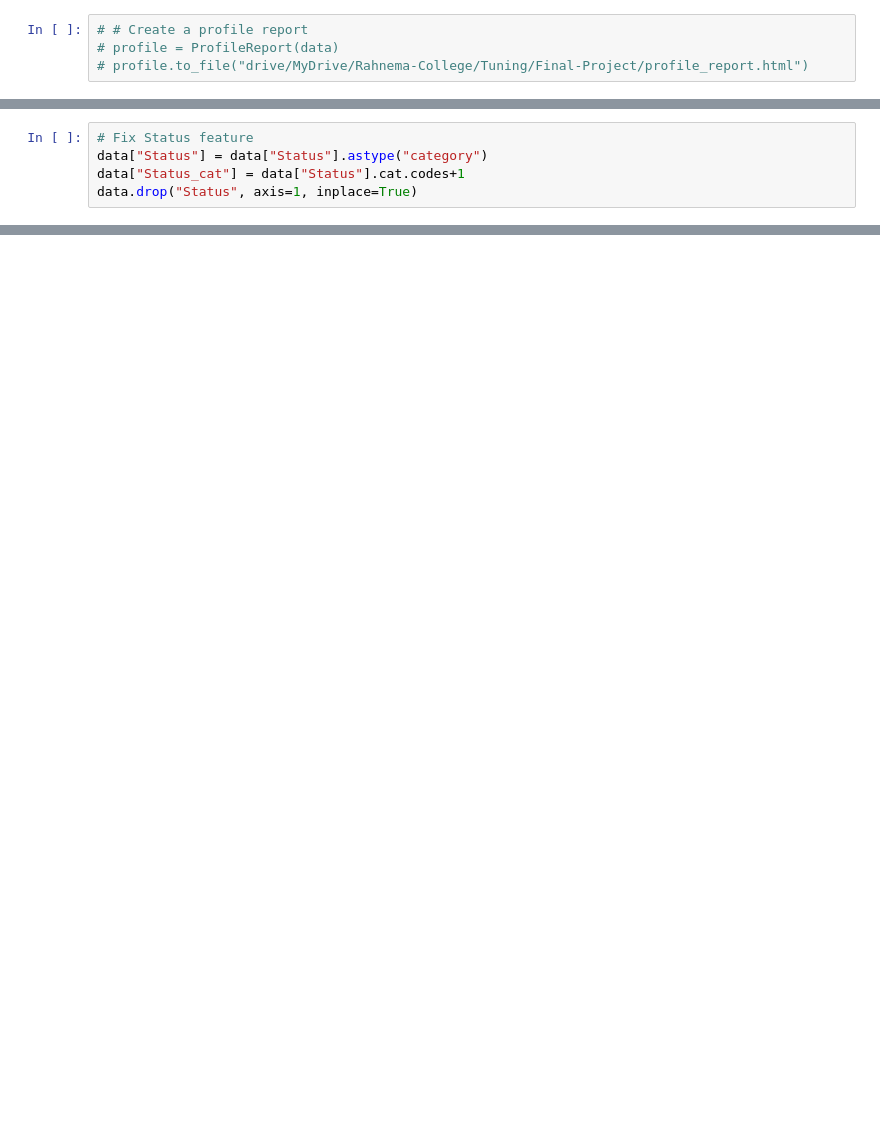
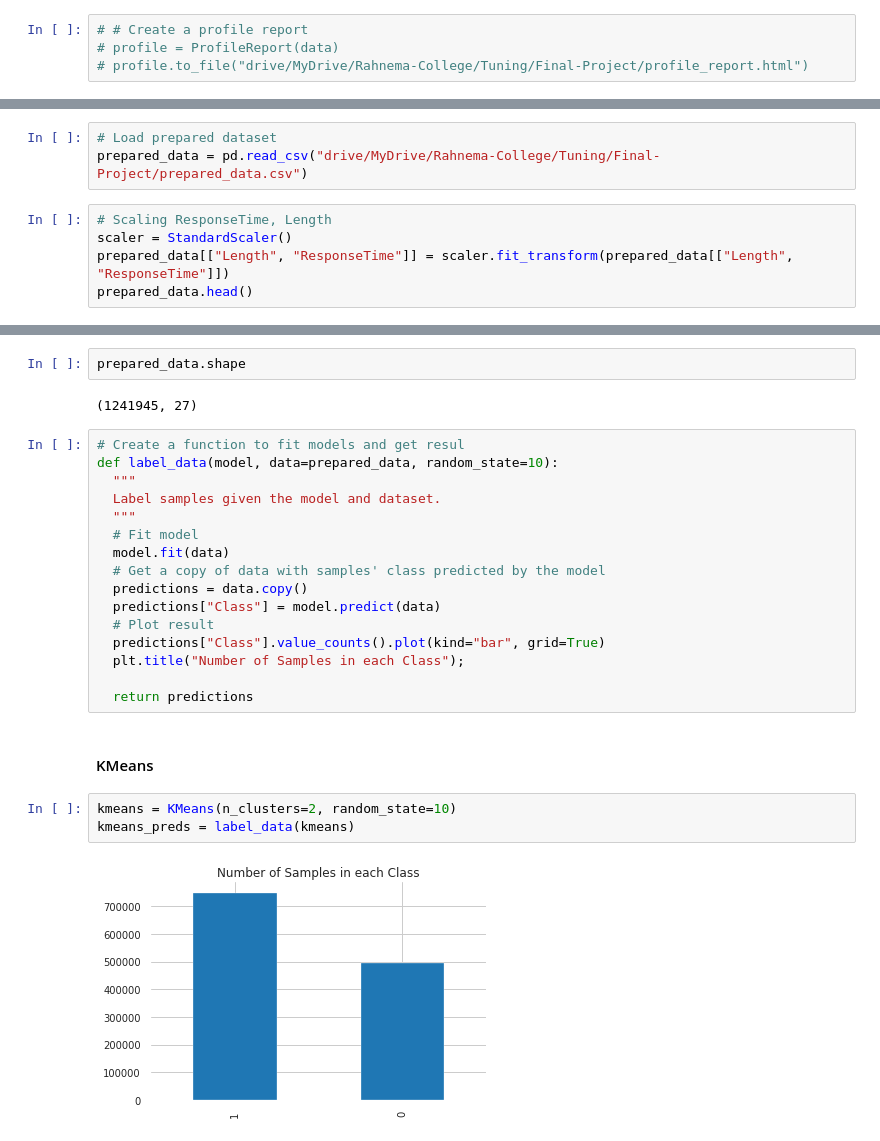
Before and after one commit to navidkanaani/ml-projects, a Jupyter notebook: anomaly_detection_rc_final.ipynb, the cells around one changed output, grey strips where cells are left out. Saved outputs shown, nothing was run; the diff lists cells and outputs as text; blank space fills up the shorter version.

Commit message:
data labeled and prepared for AutoEncoder

```diff
--- a/anomaly_detection_rc_final.ipynb
+++ b/anomaly_detection_rc_final.ipynb
@@ -347,5 +360,0 @@ data = pd.get_dummies(data, columns=["Method"], drop_first=True)
-# %%
-# Fix Status feature
-data["Status"] = data["Status"].astype("category")
-data["Status_cat"] = data["Status"].cat.codes+1
-data.drop("Status", axis=1, inplace=True)
@@ -353,0 +383,8 @@ data.head()
+# %%
+# Load prepared dataset
+prepared_data = pd.read_csv("drive/MyDrive/Rahnema-College/Tuning/Final-Project/prepared_data.csv")
+# %%
+# Scaling ResponseTime, Length
+scaler = StandardScaler()
+prepared_data[["Length", "ResponseTime"]] = scaler.fit_transform(prepared_data[["Length", "ResponseTime"]])
+prepared_data.head()
@@ -353,0 +398,27 @@ data.head()
+# %%
+prepared_data.shape
+# %% [output]
+(1241945, 27)
+# %%
+# Create a function to fit models and get resul
+def label_data(model, data=prepared_data, random_state=10):
+  """
+  Label samples given the model and dataset.
+  """
+  # Fit model
+  model.fit(data)
+  # Get a copy of data with samples' class predicted by the model
+  predictions = data.copy()
+  predictions["Class"] = model.predict(data)
+  # Plot result
+  predictions["Class"].value_counts().plot(kind="bar", grid=True)
+  plt.title("Number of Samples in each Class");
+
+  return predictions
+# %% [markdown]
+#### KMeans
+# %%
+kmeans = KMeans(n_clusters=2, random_state=10)
+kmeans_preds = label_data(kmeans)
+# %% [output]
+[figure, added]
```
Also changed, not shown: parts of 57 cells of this notebook, 1 other file.
